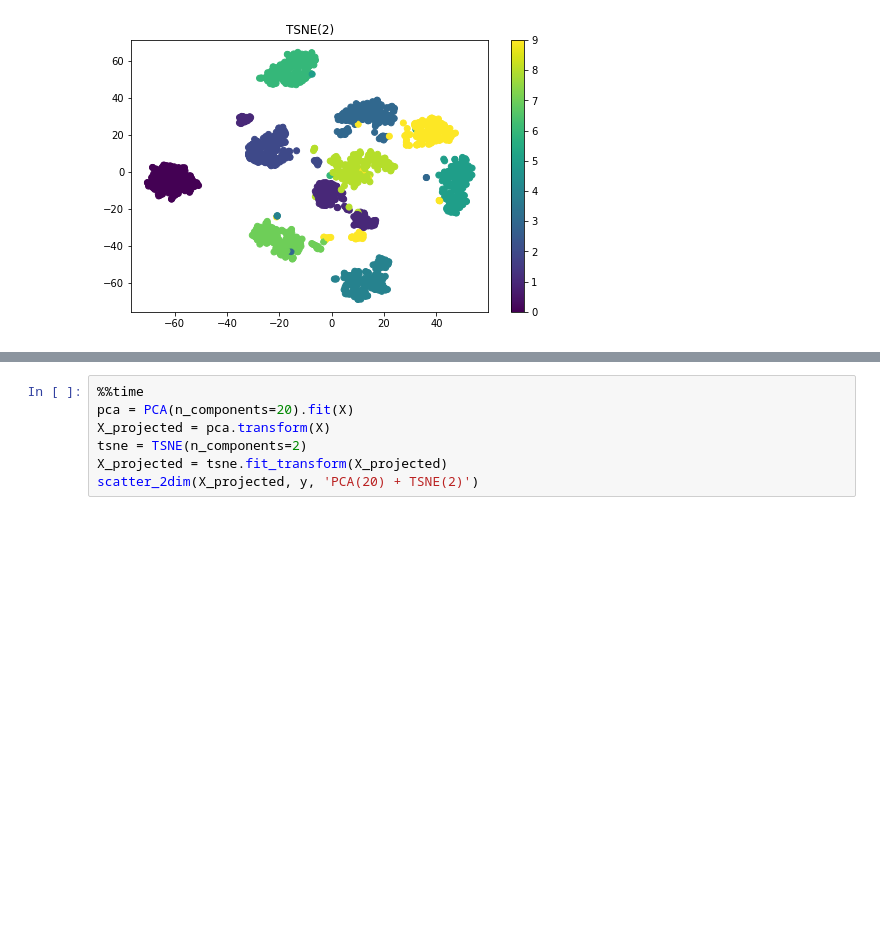
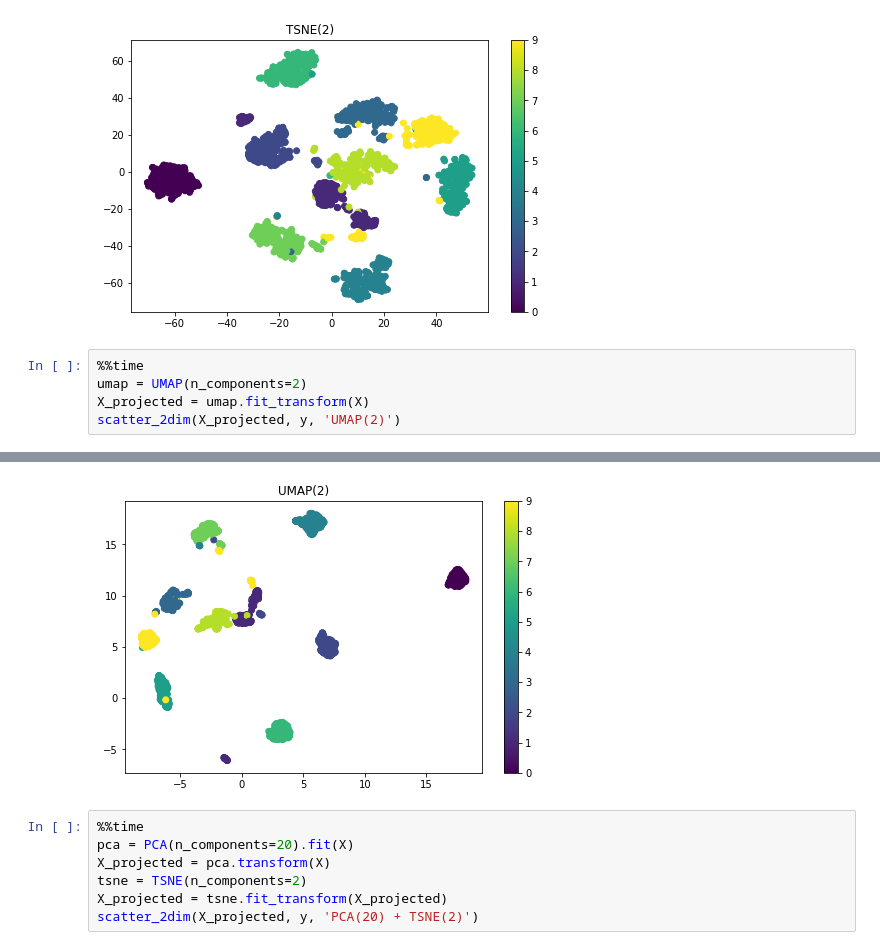
Before and after one commit to MitrofanovDmitry/study, a Jupyter notebook: practice/59 clustering/3.ipynb, the cells around one changed output, grey strips where cells are left out. Cells and saved outputs as stored; diff of their text form; blank space fills up the shorter version.

```diff
--- a/practice/59 clustering/3.ipynb
+++ b/practice/59 clustering/3.ipynb
@@ -102,3 +105,9 @@ scatter_2dim(X_projected, y, 'TSNE(2)')
 CPU times: user 17.2 s, sys: 235 ms, total: 17.4 s
 Wall time: 5.53 s
 [figure]
+# %%
+%%time
+umap = UMAP(n_components=2)
+X_projected = umap.fit_transform(X)
+scatter_2dim(X_projected, y, 'UMAP(2)')
+# %% [output]
@@ -105,3 +116,4 @@ Wall time: 5.53 s
+[figure, added]
 # %%
 %%time
 pca = PCA(n_components=20).fit(X)
```
Also changed, not shown: parts of 4 cells of this notebook.
